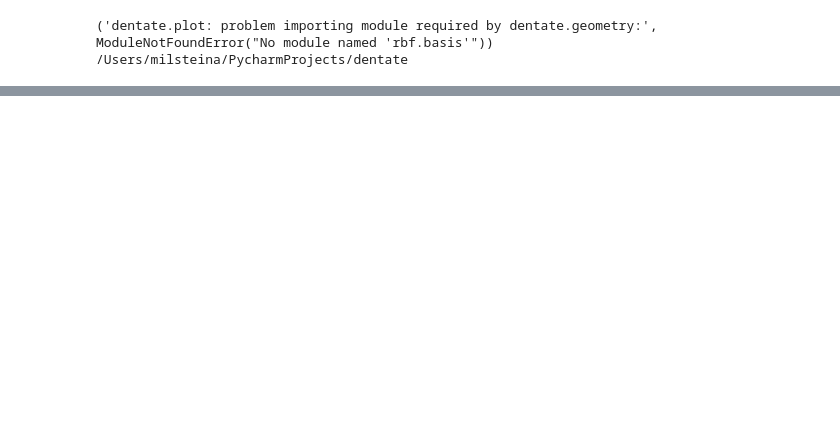
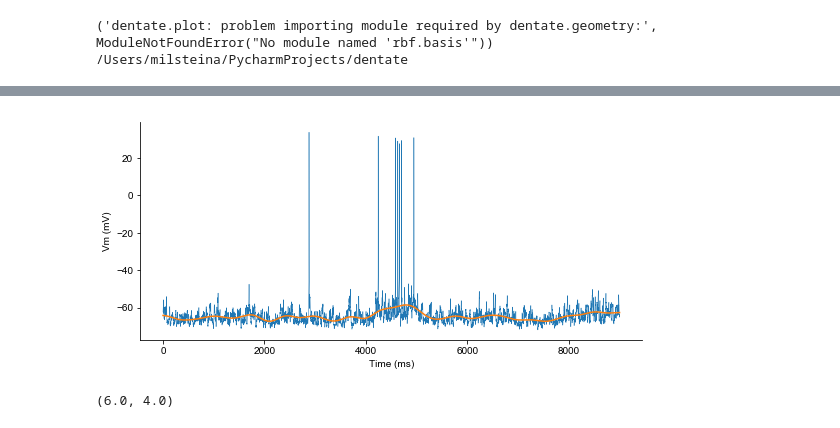
Before and after one commit to soltesz-lab/dentate, a Jupyter notebook: notebooks/developing_single_cell_vm_ramp_analysis.ipynb, the cells around one changed output, grey strips where cells are left out. Drawn from its saved outputs; the diff is of its cells as text; code cells hidden in the pictures; blank space fills up the shorter version.

```diff
--- a/notebooks/developing_single_cell_vm_ramp_analysis.ipynb
+++ b/notebooks/developing_single_cell_vm_ramp_analysis.ipynb
@@ -264,0 +255,14 @@ plt.plot(st_x, filtered_st_y)
+# %%
+fig, axes = plt.subplots(figsize=(9., 4.))
+axes.plot(st_x, st_y, linewidth=0.5)
+axes.plot(st_x, filtered_st_y, linewidth=1.5)
+axes.set_ylabel('Vm (mV)')
+axes.set_xlabel('Time (ms)')
+clean_axes(axes)
+fig.show()
+# %% [output]
+[figure, added]
+# %%
+fig.get_figwidth(), fig.get_figheight()
+# %% [output]
+(6.0, 4.0)
```
Also changed, not shown: parts of 4 cells of this notebook, 1 other file.
